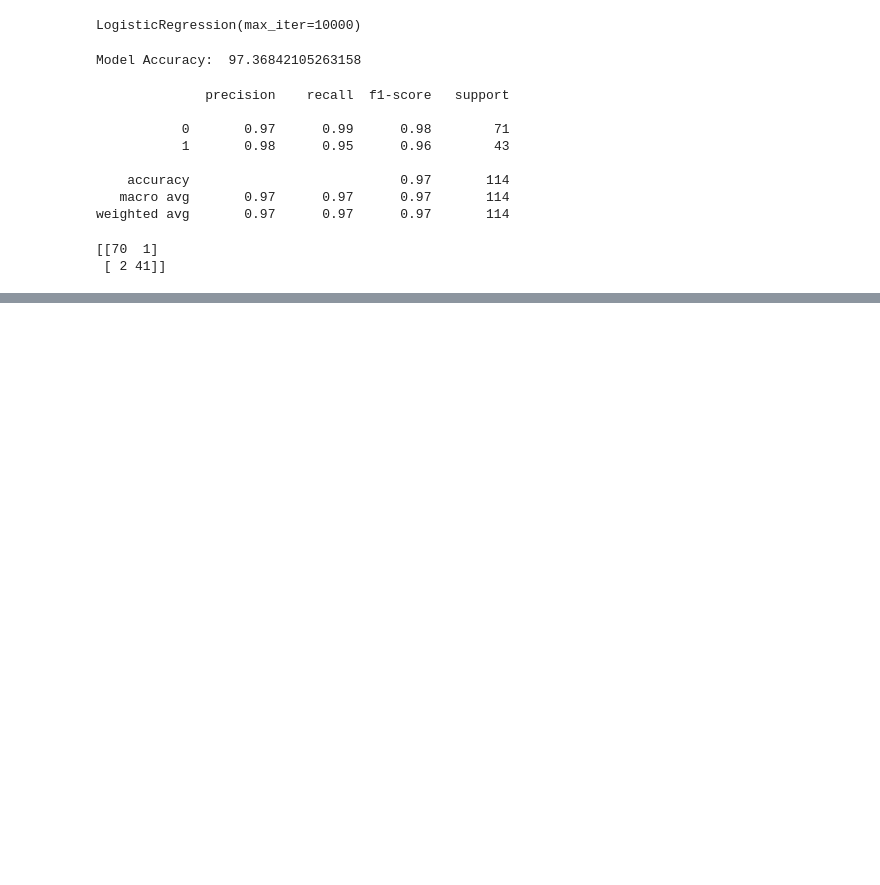
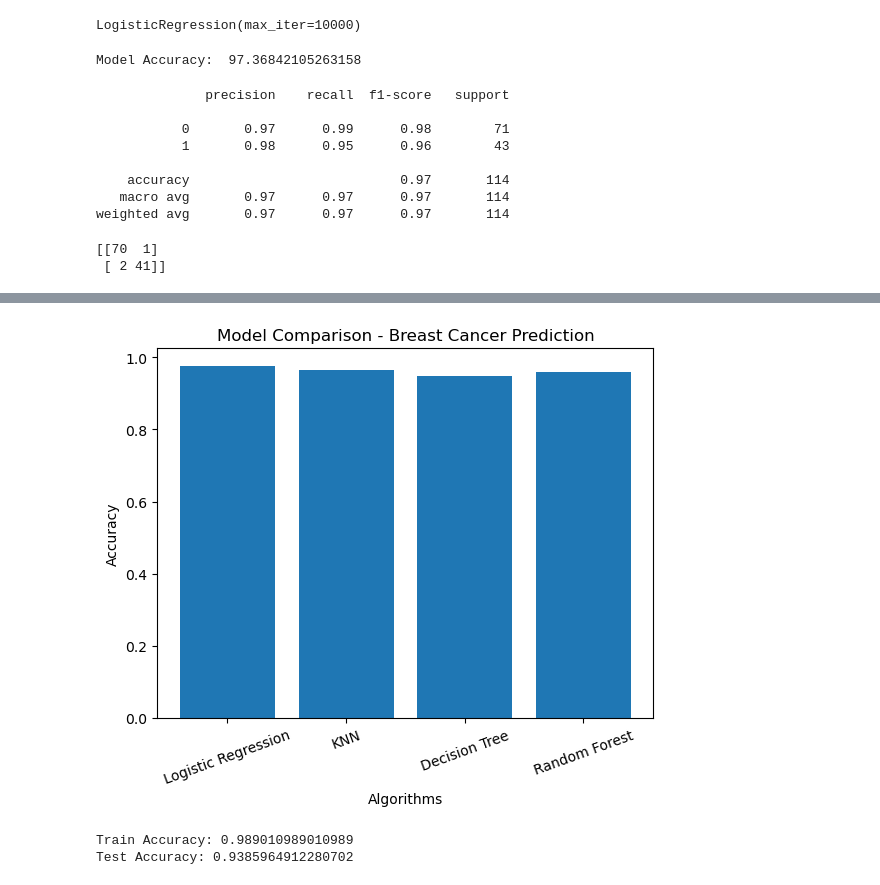
Before and after one commit to Ayushipatel20/breast_cancer_ML, a Jupyter notebook: notebook/model.ipynb, the cells around one changed output, grey strips where cells are left out. Drawn from its saved outputs; the diff is of its cells as text; code cells hidden in the pictures; blank space fills up the shorter version.

```diff
--- a/notebook/model.ipynb
+++ b/notebook/model.ipynb
@@ -159,0 +515,30 @@ Model Saved Successfully
+# %%
+models = ['Logistic Regression', 'KNN', 'Decision Tree', 'Random Forest']
+
+accuracies = [    random_lr.best_score_,
+    random_knn.best_score_,
+    random_dt.best_score_,
+    random_rf.best_score_
+]  # replace with your results
+
+import matplotlib.pyplot as plt
+
+plt.figure()
+
+plt.bar(models, accuracies)
+
+plt.xlabel("Algorithms")
+plt.ylabel("Accuracy")
+plt.title("Model Comparison - Breast Cancer Prediction")
+
+plt.xticks(rotation=20)
+
+plt.show()
+# %% [output]
+[figure, added]
+# %%
+print("Train Accuracy:", best_model.score(x_train, y_train))
+print("Test Accuracy:", best_model.score(x_test, y_test))
+# %% [output]
+Train Accuracy: 0.989010989010989
+Test Accuracy: 0.9385964912280702
```
Also changed, not shown: parts of 30 cells of this notebook, 6 other files.
